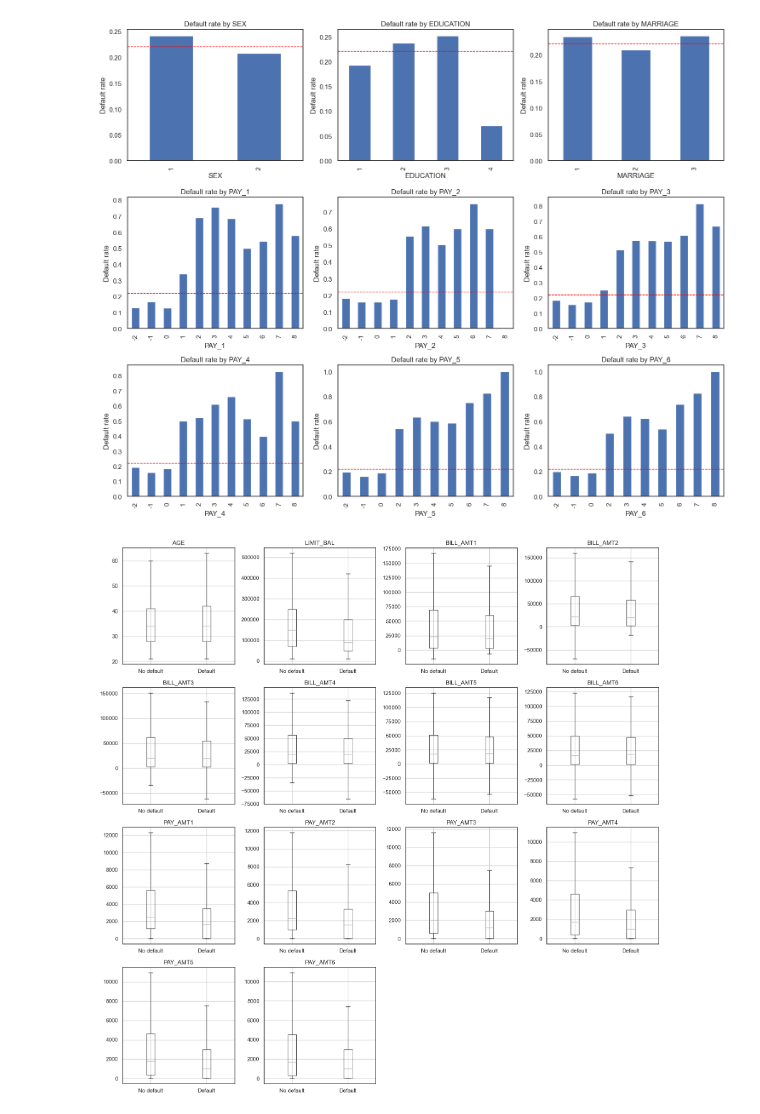
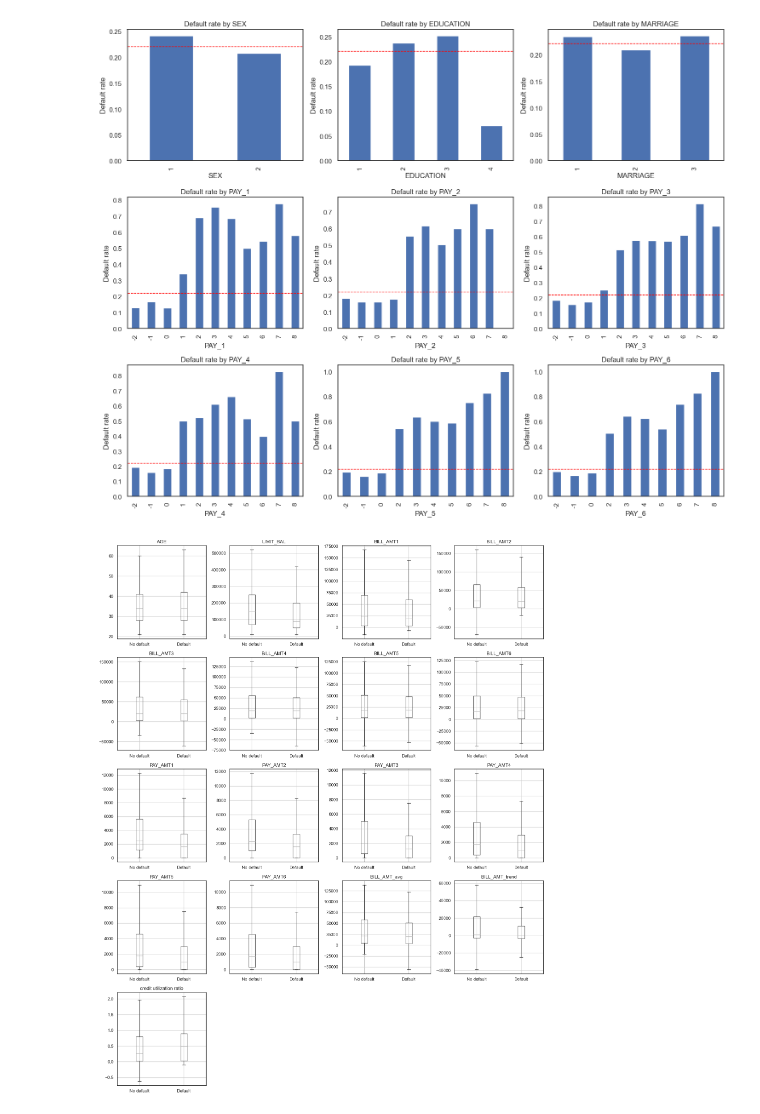
Before and after one commit to nh-nhathoang/default-of-credit-card-clients, a Jupyter notebook: EDA.ipynb, the cells around one changed output. Cells and saved outputs as stored; diff of their text form; code cells hidden in the pictures.

```diff
--- a/EDA.ipynb
+++ b/EDA.ipynb
@@ -127,3 +131,10 @@ sns.heatmap(corr, mask=mask, cmap=cmap, vmax=1, vmin=-1, center=0,
+# %%
+bill_cols = [f'BILL_AMT{i}' for i in range(1, 7)]
+df['BILL_AMT_avg'] = df[bill_cols].mean(axis=1)
+df['BILL_AMT_trend'] = df['BILL_AMT1'] - df['BILL_AMT6'] # debt is increasing or decreasing
+df['credit utilization ratio'] = df['BILL_AMT1'] / df['LIMIT_BAL']
+
+con_features = con_features + ['BILL_AMT_avg', 'BILL_AMT_trend', 'credit utilization ratio']
 # %% [markdown]
 # 4. Exploratory Information Visualization
 # %%
@@ -151,7 +162,7 @@ plt.show()
 # %% [output]
 [figure]
 # %%
-fig, axes = plt.subplots(7, 2, figsize=(8, 28))
+fig, axes = plt.subplots(9, 2, figsize=(8, 28))
 for ax, col in zip(axes.flatten(), con_features):
     df[col].hist(ax=ax, bins=30)
     ax.set_title(col)
@@ -177,16 +210,16 @@ plt.show()
 # %% [output]
 [figure]
 # %%
-fig, axes = plt.subplots(4, 4, figsize=(16, 16))
+fig, axes = plt.subplots(5, 4, figsize=(16, 20))
 for ax, col in zip(axes.flatten(), con_features):
     df.boxplot(column=col, by=target, ax=ax, showfliers=False)
     ax.set_xticklabels(['No default', 'Default'])
     ax.set_title(col)
     ax.set_xlabel('')
 for ax in axes.flatten()[len(con_features):]:
     ax.axis('off')
 plt.suptitle('')
 plt.tight_layout()
 plt.show()
 # %% [output]
-[figure, old version]
+[figure, new version]
```
Also changed, not shown: parts of 6 cells of this notebook, 2 other files.
